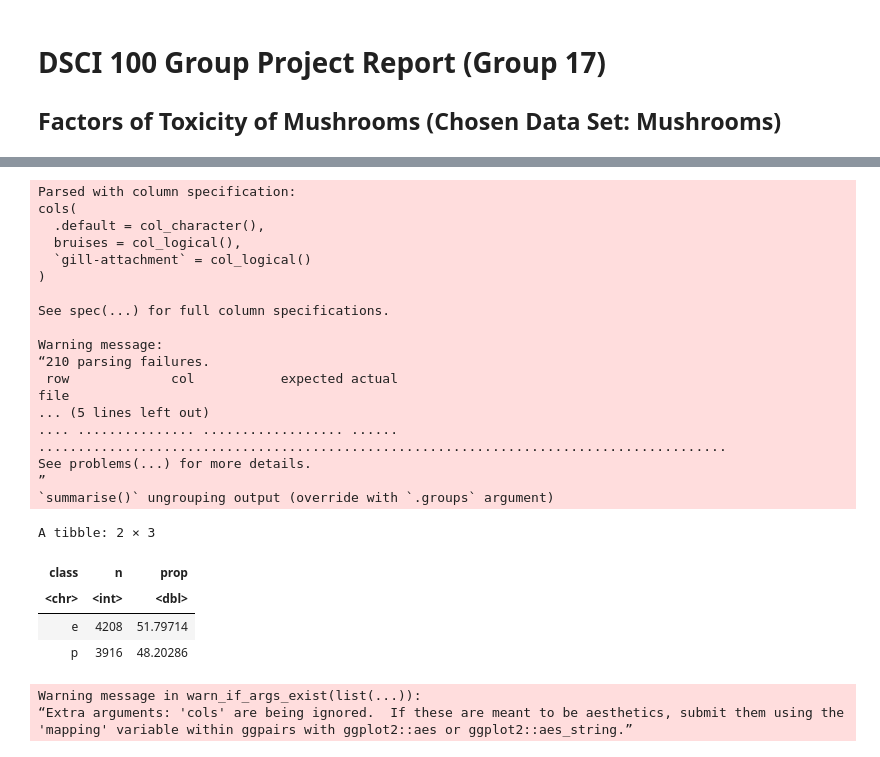
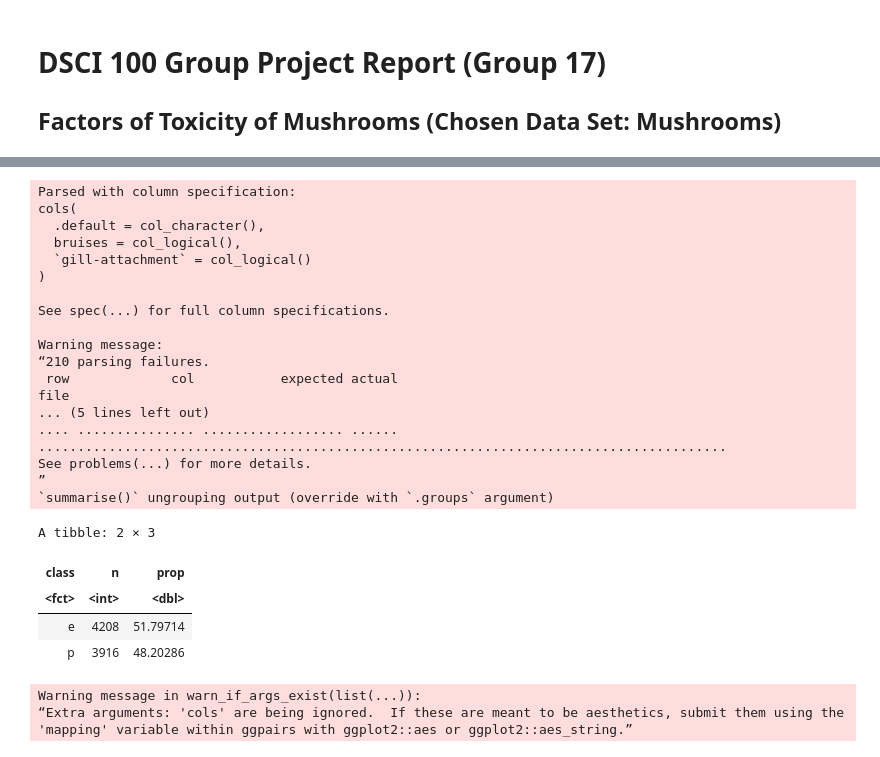
Before and after one commit to alexcw-5/DSCI-100-Group-Project, a Jupyter notebook: Report.ipynb, the cells around one changed output, grey strips where cells are left out. Cells and saved outputs as stored; diff of their text form; code cells hidden in the pictures.

```diff
--- a/Report.ipynb
+++ b/Report.ipynb
@@ -9,34 +27,35 @@ library(GGally)
 # %%
 set.seed(87)
-data <- read_csv("https://raw.githubusercontent.com/alexcw-5/DSCI-100-Group-Project/master/mushrooms.csv")
+data <- read_csv("https://raw.githubusercontent.com/alexcw-5/DSCI-100-Group-Project/master/mushrooms.csv") %>%
+        mutate(class=as.factor(class))
 # to check the proportion of edible and poisonous mushrooms in the database
 dataprop <- data %>%
             select(class) %>%
             group_by(class) %>%
             summarize(n=n()) %>%
             mutate(prop = (100*n)/sum(n))
 dataprop
 # %% [output]
 Parsed with column specification:
 cols(
   .default = col_character(),
   bruises = col_logical(),
   `gill-attachment` = col_logical()
 )
 
 See spec(...) for full column specifications.
 
 Warning message:
 “210 parsing failures.
  row             col           expected actual                                                                                     file
 ... (5 lines left out)
 .... ............... .................. ...... ........................................................................................
 See problems(...) for more details.
 ”
 `summarise()` ungrouping output (override with `.groups` argument)
 A tibble: 2 × 3
 | class | n | prop |
-| <chr> | <int> | <dbl> |
+| <fct> | <int> | <dbl> |
 | e | 4208 | 51.79714 |
 | p | 3916 | 48.20286 |
 # %%
```
Also changed, not shown: parts of 5 cells of this notebook.
